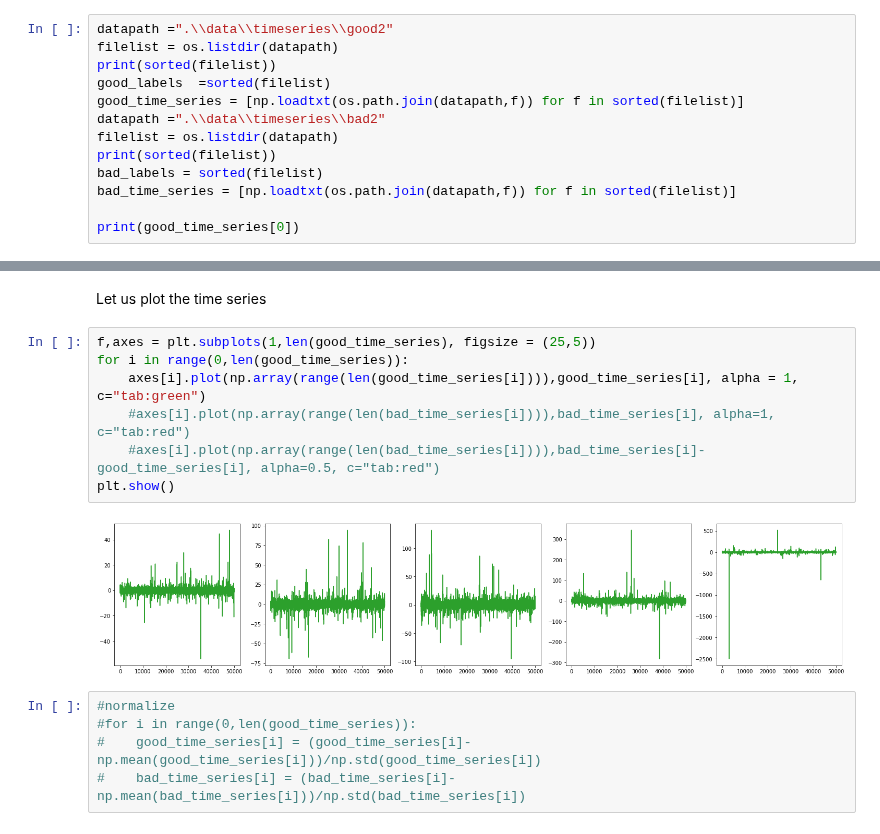
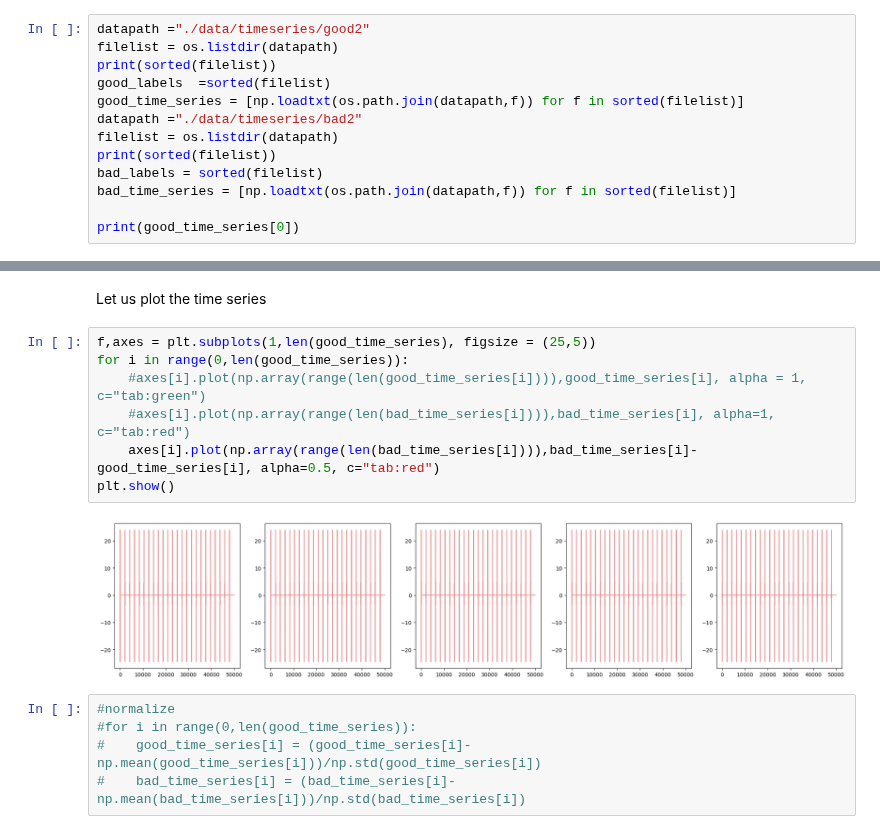
Before and after one commit to nihell/MachineSignalProcessing, a Jupyter notebook: FirstLook.ipynb, the cells around one changed output, grey strips where cells are left out. Saved outputs shown, nothing was run; the diff lists cells and outputs as text.

Commit message:
"new data"

```diff
--- a/FirstLook.ipynb
+++ b/FirstLook.ipynb
@@ -22,12 +22,12 @@ Now we load the data.
 We have five machines, for each of which we have time series for working well and for malfunctioning.
 This way we get 10 numpy arrays in total.
 # %%
-datapath =".\\data\\timeseries\\good2"
+datapath ="./data/timeseries/good2"
 filelist = os.listdir(datapath)
 print(sorted(filelist))
 good_labels  =sorted(filelist)
 good_time_series = [np.loadtxt(os.path.join(datapath,f)) for f in sorted(filelist)]
-datapath =".\\data\\timeseries\\bad2"
+datapath ="./data/timeseries/bad2"
 filelist = os.listdir(datapath)
 print(sorted(filelist))
 bad_labels = sorted(filelist)
@@ -44,12 +44,12 @@ Let us plot the time series
 # %%
 f,axes = plt.subplots(1,len(good_time_series), figsize = (25,5))
 for i in range(0,len(good_time_series)):
-    axes[i].plot(np.array(range(len(good_time_series[i]))),good_time_series[i], alpha = 1, c="tab:green")
+    #axes[i].plot(np.array(range(len(good_time_series[i]))),good_time_series[i], alpha = 1, c="tab:green")
     #axes[i].plot(np.array(range(len(bad_time_series[i]))),bad_time_series[i], alpha=1, c="tab:red")
-    #axes[i].plot(np.array(range(len(bad_time_series[i]))),bad_time_series[i]-good_time_series[i], alpha=0.5, c="tab:red")
+    axes[i].plot(np.array(range(len(bad_time_series[i]))),bad_time_series[i]-good_time_series[i], alpha=0.5, c="tab:red")
 plt.show()
 # %% [output]
-[figure, old version]
+[figure, new version]
 # %%
 #normalize
 #for i in range(0,len(good_time_series)):
```
Also changed, not shown: parts of 6 cells of this notebook, 47 other files.
